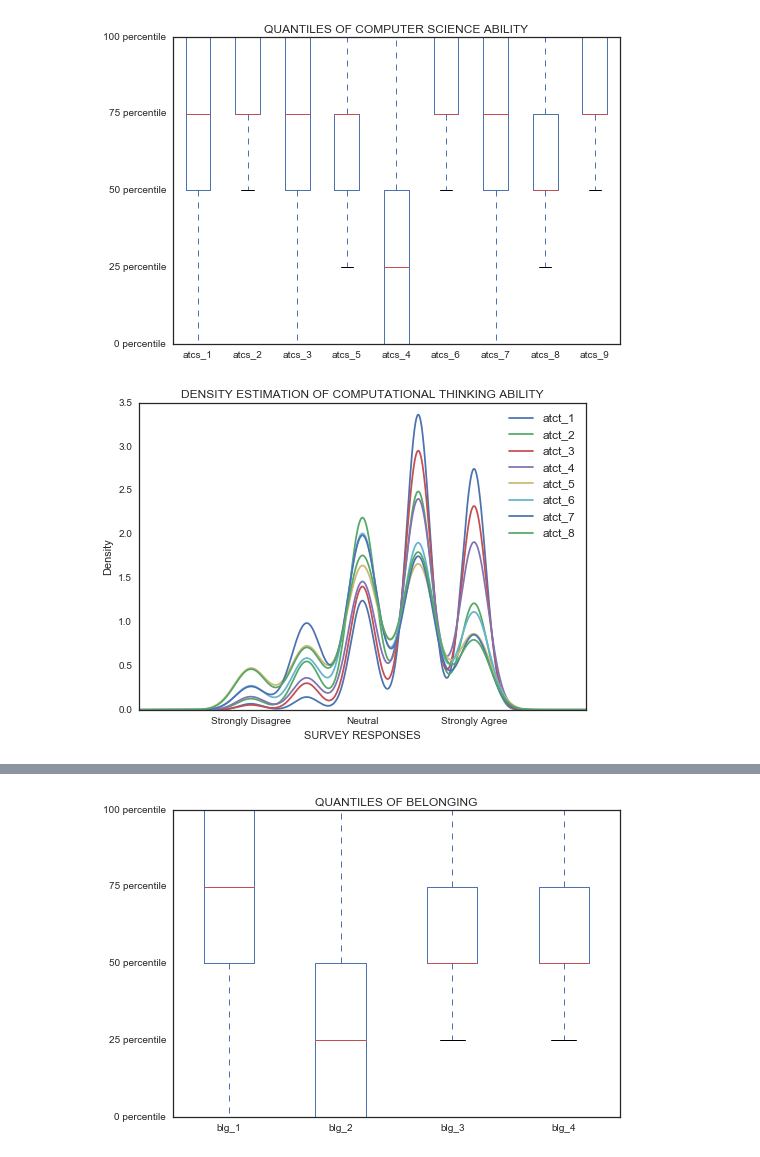
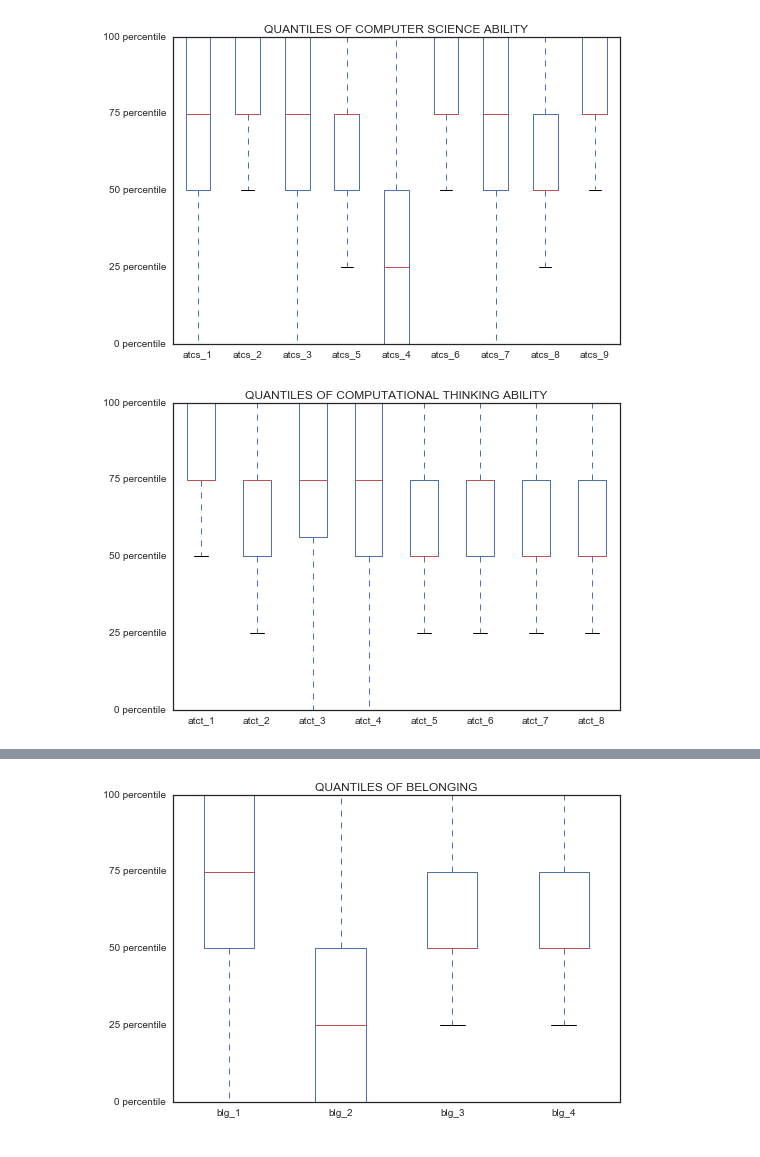
Before and after one commit to omoju/IntroCSExperiencePrediction, a Jupyter notebook: genderedCSExperience.ipynb, the cells around one changed output, grey strips where cells are left out. Drawn from its saved outputs; the diff is of its cells as text; code cells hidden in the pictures.

```diff
--- a/genderedCSExperience.ipynb
+++ b/genderedCSExperience.ipynb
@@ -187,15 +186,12 @@ pyplt.savefig('report/figures/atcs_quantile.pdf', dpi=100)
 # %% [output]
 [figure]
 # %%
-dataset[atct].plot(kind='kde')
+dataset[atct].plot.box();
+y = np.arange(0,1.1,0.25)
+labels = ['{} percentile'.format(int(i*100)) for i in y]
+pyplt.yticks(y, labels)
 
-x = [-0.5, 0.0, 0.5, 1.0, 1.5]
-labels = ["", "Strongly Disagree", "Neutral", "Strongly Agree" , ""]
-pyplt.xticks(x, labels)
-
-pyplt.xlabel('SURVEY RESPONSES')
-pyplt.title('DENSITY ESTIMATION OF COMPUTATIONAL THINKING ABILITY')
-pyplt.legend(loc='upper right', shadow=True, fontsize='medium')
-pyplt.savefig('report/figures/atct_kde.pdf', dpi=100)
+pyplt.title('QUANTILES OF COMPUTATIONAL THINKING ABILITY')
+pyplt.savefig('report/figures/atct_quantile.pdf', dpi=100)
 # %% [output]
-[figure, old version]
+[figure, new version]
```
Also changed, not shown: parts of 7 cells of this notebook, 26 other files.
